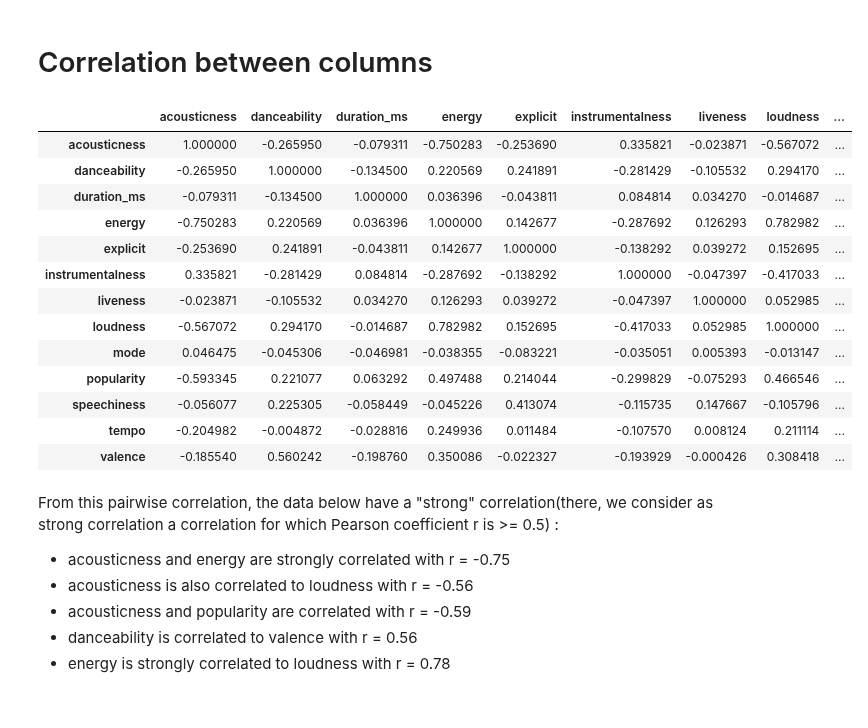
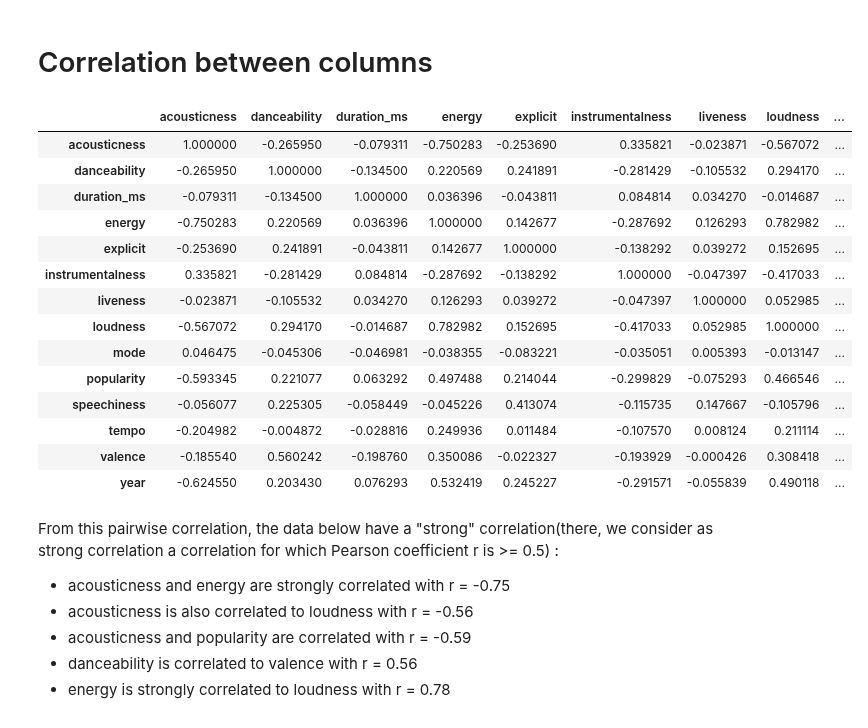
Before and after one commit to Manuela-AYO/DAProject2022, a Jupyter notebook: spotifyAnalysis.ipynb, the cells around one changed output. Cells and saved outputs as stored; diff of their text form; code cells hidden in the pictures.

```diff
--- a/spotifyAnalysis.ipynb
+++ b/spotifyAnalysis.ipynb
@@ -78,23 +78,24 @@ new_df.shape
 # Correlation between columns
 # %%
 # compute the pairwise correlation coefficient between all the columns but name, artists, year, id, key
-new_df2 = new_df.drop(columns=["name", "artists", "year", "id", "key"])
+new_df2 = new_df.drop(columns=["name", "artists", "id", "key"])
 new_df2.corr(numeric_only=False)
 # %% [output]
 |  | acousticness | danceability | duration_ms | energy | explicit | instrumentalness | liveness | loudness | ... |
 | acousticness | 1.000000 | -0.265950 | -0.079311 | -0.750283 | -0.253690 | 0.335821 | -0.023871 | -0.567072 | ... |
 | danceability | -0.265950 | 1.000000 | -0.134500 | 0.220569 | 0.241891 | -0.281429 | -0.105532 | 0.294170 | ... |
 | duration_ms | -0.079311 | -0.134500 | 1.000000 | 0.036396 | -0.043811 | 0.084814 | 0.034270 | -0.014687 | ... |
 | energy | -0.750283 | 0.220569 | 0.036396 | 1.000000 | 0.142677 | -0.287692 | 0.126293 | 0.782982 | ... |
 | explicit | -0.253690 | 0.241891 | -0.043811 | 0.142677 | 1.000000 | -0.138292 | 0.039272 | 0.152695 | ... |
 | instrumentalness | 0.335821 | -0.281429 | 0.084814 | -0.287692 | -0.138292 | 1.000000 | -0.047397 | -0.417033 | ... |
 | liveness | -0.023871 | -0.105532 | 0.034270 | 0.126293 | 0.039272 | -0.047397 | 1.000000 | 0.052985 | ... |
 | loudness | -0.567072 | 0.294170 | -0.014687 | 0.782982 | 0.152695 | -0.417033 | 0.052985 | 1.000000 | ... |
 | mode | 0.046475 | -0.045306 | -0.046981 | -0.038355 | -0.083221 | -0.035051 | 0.005393 | -0.013147 | ... |
 | popularity | -0.593345 | 0.221077 | 0.063292 | 0.497488 | 0.214044 | -0.299829 | -0.075293 | 0.466546 | ... |
 | speechiness | -0.056077 | 0.225305 | -0.058449 | -0.045226 | 0.413074 | -0.115735 | 0.147667 | -0.105796 | ... |
 | tempo | -0.204982 | -0.004872 | -0.028816 | 0.249936 | 0.011484 | -0.107570 | 0.008124 | 0.211114 | ... |
 | valence | -0.185540 | 0.560242 | -0.198760 | 0.350086 | -0.022327 | -0.193929 | -0.000426 | 0.308418 | ... |
+| year | -0.624550 | 0.203430 | 0.076293 | 0.532419 | 0.245227 | -0.291571 | -0.055839 | 0.490118 | ... |
 # %% [markdown]
 From this pairwise correlation, the data below have a "strong" correlation(there, we consider as
 strong correlation a correlation for which Pearson coefficient r is >= 0.5) :
```
Also changed, not shown: parts of 25 cells of this notebook.
